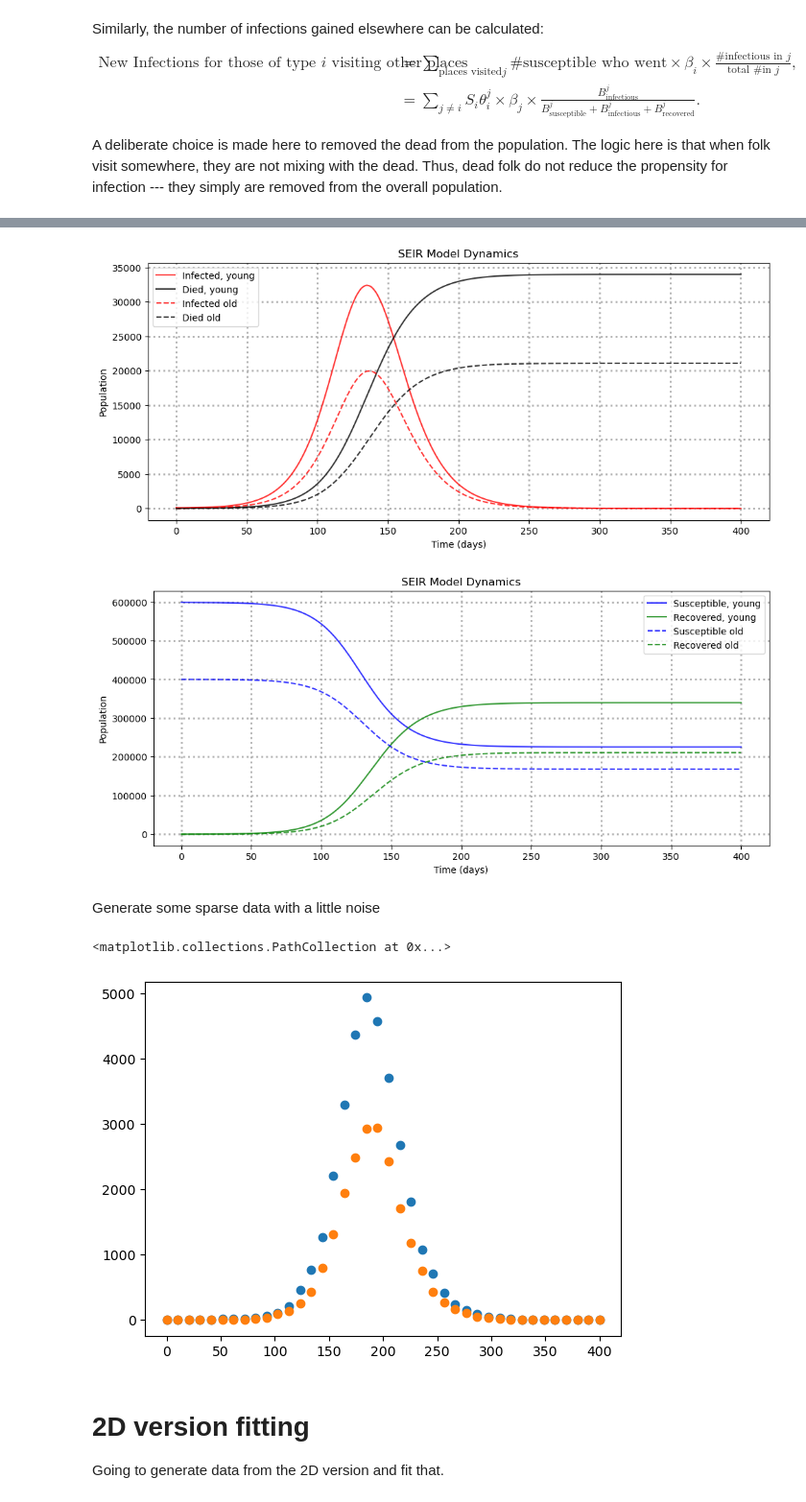
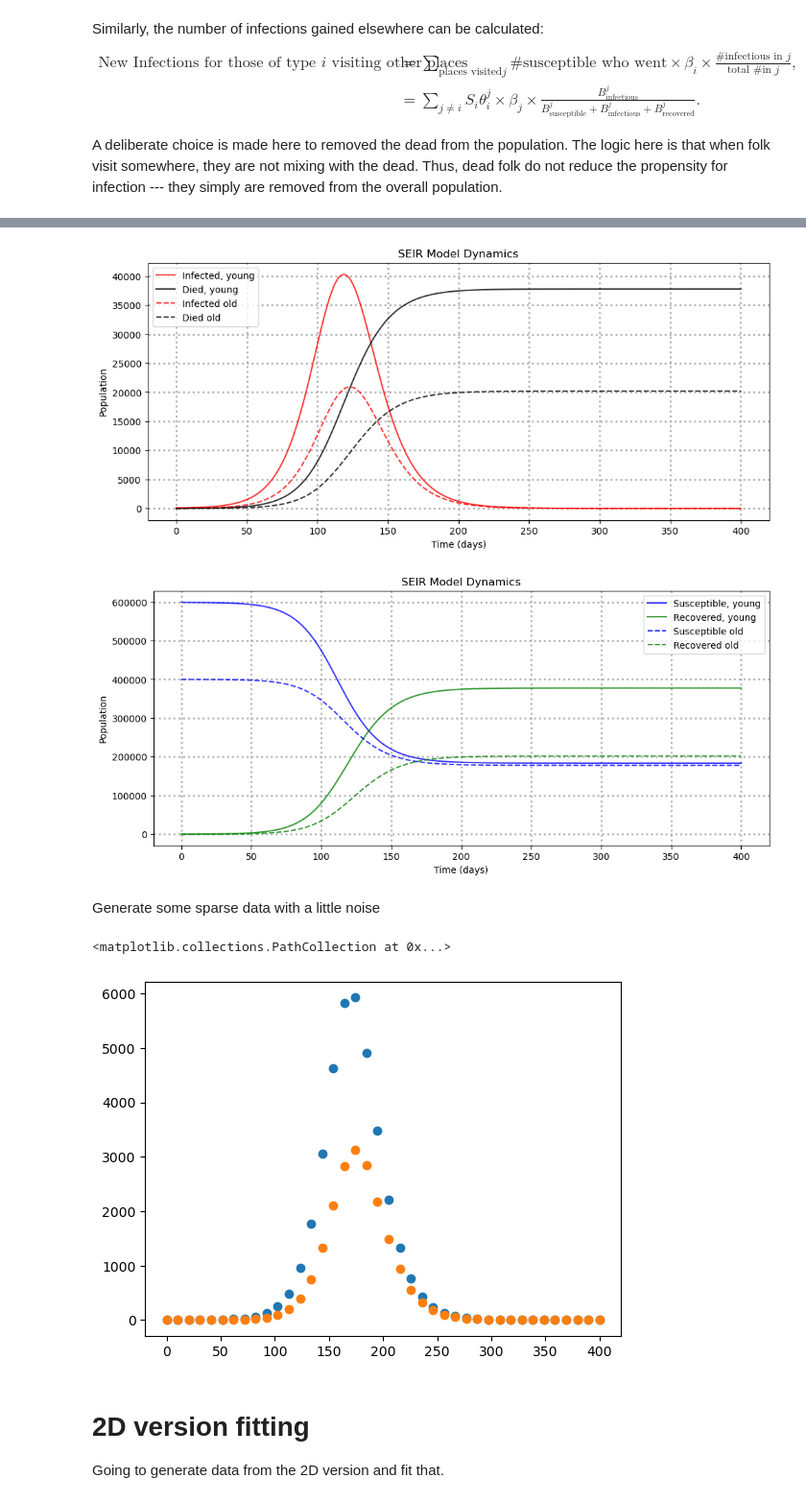
Before and after one commit to gavdoubleu/SEIRD_model, a Jupyter notebook: SEIRD model fixing gamma delta.ipynb, the cells around one changed output, grey strips where cells are left out. Shown at 96% size. Drawn from its saved outputs; the diff is of its cells as text; code cells hidden in the pictures.

```diff
--- a/SEIRD model fixing gamma delta.ipynb
+++ b/SEIRD model fixing gamma delta.ipynb
@@ -383,7 +383,7 @@ Y_matrix_0 = np.array([[599000, 0, 100, 0, 0],
 N_vector = Y_matrix_0.sum(axis=1)
 
 # the contact rate, beta, for each population
-beta_vector = np.array([0.26, 0.23])
+beta_vector = np.array([0.3, 0.2])
 # The incubation_rate, recovery rate and death rate
 latent_period, gamma, delta = 1.4, 0.15, 0.015
 
@@ -477,7 +477,7 @@ plt.ylabel("Population")
 plt.legend()
 plt.grid(lw=2,ls=":")
 # %% [output]
-[figure, old version]
+[figure, new version]
 # %%
 Y_t = solmat.y.reshape(*Y_matrix_0.shape,len(t))
 
@@ -504,42 +504,43 @@ plt.ylabel("Population")
 plt.legend()
 plt.grid(lw=2,ls=":")
 # %% [output]
-[figure, old version]
+[figure, new version]
 # %% [markdown]
 Generate some sparse data with a little noise
 # %%
 t_sparse = np.linspace(0,400, 40)
 solmat_fake = solve_ivp(deriv_matrix,
                         [0, 400],
                         Y_matrix_0.flatten(),
                         args=(beta_vector, gamma, delta, latent_period, theta_matrix),
                         t_eval=t_sparse)
 
 
 Y_sparse = solmat_fake.y.reshape(*Y_matrix_0.shape,len(t_sparse)).transpose((2,0,1))
 my_sparse_derivs = np.zeros(Y_sparse.shape)
 for i,yt in enumerate(Y_sparse):
     my_sparse_derivs[i] = deriv_matrix(t,
                                        yt.flatten(),
                                        beta_vector,
                                        gamma,
                                        delta,
                                        latent_period,
                                        theta_matrix).reshape(yt.shape)
 
 from numpy.random import poisson
 
-fake_deaths_per_day = poisson(my_sparse_derivs.T[3])
+#fake_deaths_per_day = poisson(my_sparse_derivs.T[3])
+fake_deaths_per_day = my_sparse_derivs.T[3]
 
 
 shifted_fake_deaths_per_day = np.concatenate([np.zeros((3,5)), fake_deaths_per_day[:,0:35]],axis=1)
 shifted_fake_deaths_per_day.shape
 
 plt.scatter(t_sparse, shifted_fake_deaths_per_day[0], label='Sparse Young Deaths per Day')
 plt.scatter(t_sparse, shifted_fake_deaths_per_day[1], label='Sparse Old Deaths per Day')
 # %% [output]
 <matplotlib.collections.PathCollection at 0x...>
-[figure, old version]
+[figure, new version]
 # %% [markdown]
 # 2D version fitting
 
```
Also changed, not shown: parts of 9 cells of this notebook.
